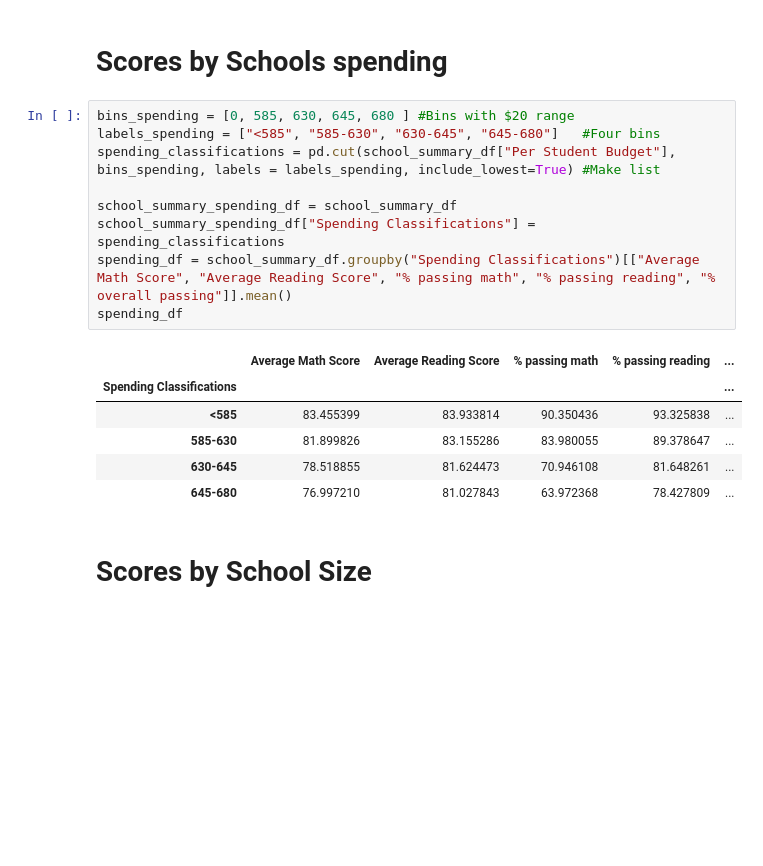
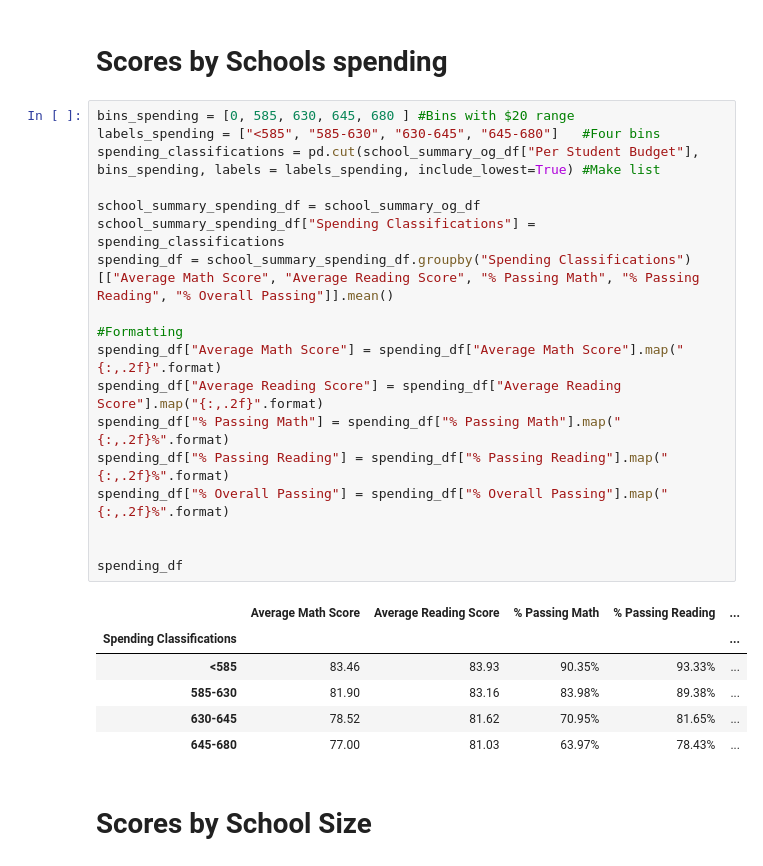
Before and after one commit to JenniferM-BShulyak/pandas-challenge, a Jupyter notebook: PyCitySchools/PyCitySchools.ipynb, the cells around one changed output. Drawn from its saved outputs; the diff is of its cells as text; blank space fills up the shorter version.

Commit message:
finished formatting changes. Still need correction on percentages.

```diff
--- a/PyCitySchools/PyCitySchools.ipynb
+++ b/PyCitySchools/PyCitySchools.ipynb
@@ -202,19 +273,28 @@ reading_df
 # %%
 bins_spending = [0, 585, 630, 645, 680 ] #Bins with $20 range
 labels_spending = ["<585", "585-630", "630-645", "645-680"]   #Four bins
-spending_classifications = pd.cut(school_summary_df["Per Student Budget"], bins_spending, labels = labels_spending, include_lowest=True) #Make list
+spending_classifications = pd.cut(school_summary_og_df["Per Student Budget"], bins_spending, labels = labels_spending, include_lowest=True) #Make list
 
-school_summary_spending_df = school_summary_df
+school_summary_spending_df = school_summary_og_df
 school_summary_spending_df["Spending Classifications"] = spending_classifications
-spending_df = school_summary_df.groupby("Spending Classifications")[["Average Math Score", "Average Reading Score", "% passing math", "% passing reading", "% overall passing"]].mean()
+spending_df = school_summary_spending_df.groupby("Spending Classifications")[["Average Math Score", "Average Reading Score", "% Passing Math", "% Passing Reading", "% Overall Passing"]].mean()
+
+#Formatting
+spending_df["Average Math Score"] = spending_df["Average Math Score"].map("{:,.2f}".format)
+spending_df["Average Reading Score"] = spending_df["Average Reading Score"].map("{:,.2f}".format)
+spending_df["% Passing Math"] = spending_df["% Passing Math"].map("{:,.2f}%".format)
+spending_df["% Passing Reading"] = spending_df["% Passing Reading"].map("{:,.2f}%".format)
+spending_df["% Overall Passing"] = spending_df["% Overall Passing"].map("{:,.2f}%".format)
+
+
 spending_df
 # %% [output]
-|  | Average Math Score | Average Reading Score | % passing math | % passing reading | ... |
+|  | Average Math Score | Average Reading Score | % Passing Math | % Passing Reading | ... |
 | Spending Classifications |  |  |  |  | ... |
-| <585 | 83.455399 | 83.933814 | 90.350436 | 93.325838 | ... |
-| 585-630 | 81.899826 | 83.155286 | 83.980055 | 89.378647 | ... |
-| 630-645 | 78.518855 | 81.624473 | 70.946108 | 81.648261 | ... |
-| 645-680 | 76.997210 | 81.027843 | 63.972368 | 78.427809 | ... |
+| <585 | 83.46 | 83.93 | 90.35% | 93.33% | ... |
+| 585-630 | 81.90 | 83.16 | 83.98% | 89.38% | ... |
+| 630-645 | 78.52 | 81.62 | 70.95% | 81.65% | ... |
+| 645-680 | 77.00 | 81.03 | 63.97% | 78.43% | ... |
 # %% [markdown]
 # Scores by School Size
 # %%
```
Also changed, not shown: parts of 14 cells of this notebook.
